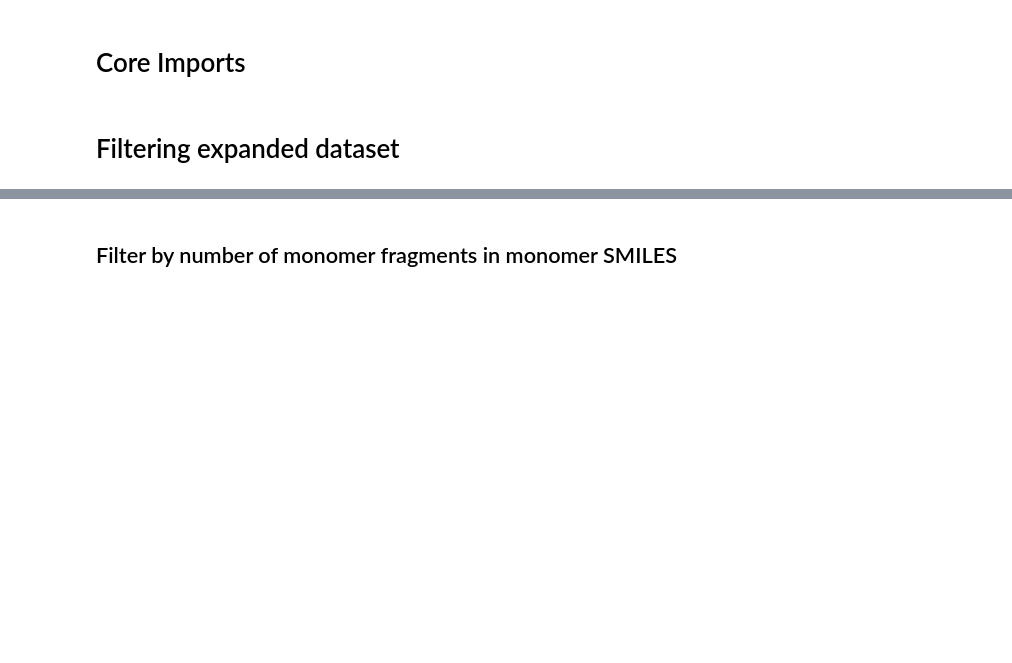
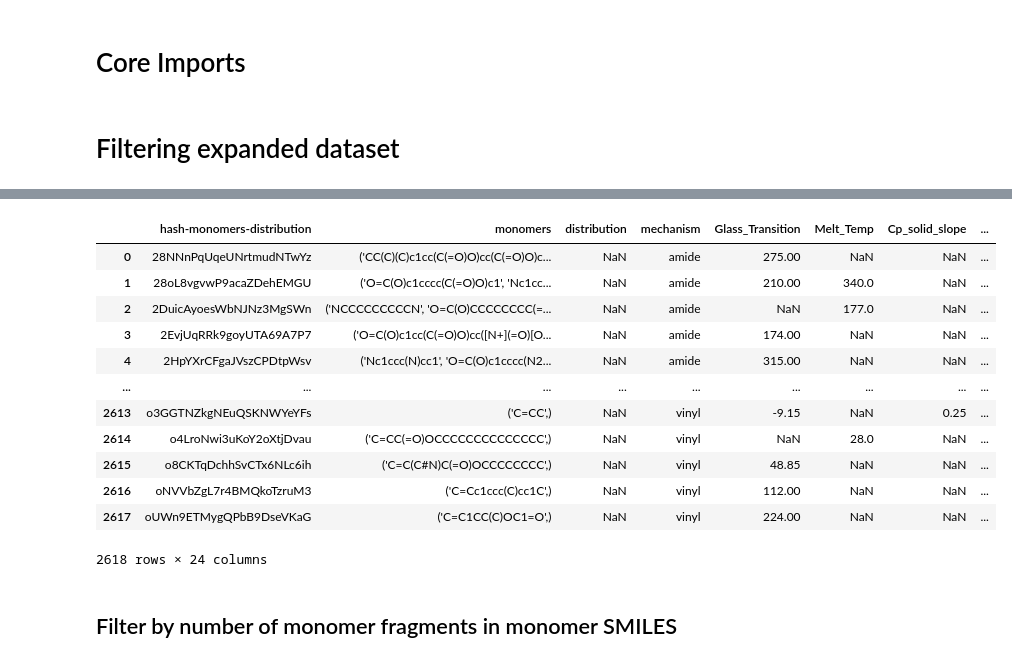
Before and after one commit to timbernat/NREL_polymers, a Jupyter notebook: process_inputs.ipynb, the cells around one changed output, grey strips where cells are left out. Drawn from its saved outputs; the diff is of its cells as text; code cells hidden in the pictures; blank space fills up the shorter version.

```diff
--- a/process_inputs.ipynb
+++ b/process_inputs.ipynb
@@ -43,6 +43,9 @@ RXN_FILES_DIR = Path('poly_rxns')
 # %%
 from polymerist.monomers import specification
 
-input_data_path = FMT_DATA_DIR / '20231114_polyid_data_density_DP2-6 - 1,2 monomers.csv'
+# input_data_path = FMT_DATA_DIR / 'nipu_urethanes_FMT.csv'
+input_data_path = FMT_DATA_DIR / '221010_trainingdata_DP-18_expanded_FMT.csv'
+# input_data_path = FMT_DATA_DIR / '20231114_polyid_data_density_DP2-6 - 1,2 monomers.csv'
 df = pd.read_csv(input_data_path)
+display(df)
 # %% [output]
@@ -50,3 +52,16 @@ df = pd.read_csv(input_data_path)
+|  | hash-monomers-distribution | monomers | distribution | mechanism | Glass_Transition | Melt_Temp | Cp_solid_slope | ... |
+| 0 | 28NNnPqUqeUNrtmudNTwYz | ('CC(C)(C)c1cc(C(=O)O)cc(C(=O)O)c... | NaN | amide | 275.00 | NaN | NaN | ... |
+| 1 | 28oL8vgvwP9acaZDehEMGU | ('O=C(O)c1cccc(C(=O)O)c1', 'Nc1cc... | NaN | amide | 210.00 | 340.0 | NaN | ... |
+| 2 | 2DuicAyoesWbNJNz3MgSWn | ('NCCCCCCCCCN', 'O=C(O)CCCCCCCC(=... | NaN | amide | NaN | 177.0 | NaN | ... |
+| 3 | 2EvjUqRRk9goyUTA69A7P7 | ('O=C(O)c1cc(C(=O)O)cc([N+](=O)[O... | NaN | amide | 174.00 | NaN | NaN | ... |
+| 4 | 2HpYXrCFgaJVszCPDtpWsv | ('Nc1ccc(N)cc1', 'O=C(O)c1cccc(N2... | NaN | amide | 315.00 | NaN | NaN | ... |
+| ... | ... | ... | ... | ... | ... | ... | ... | ... |
+| 2613 | o3GGTNZkgNEuQSKNWYeYFs | ('C=CC',) | NaN | vinyl | -9.15 | NaN | 0.25 | ... |
+| 2614 | o4LroNwi3uKoY2oXtjDvau | ('C=CC(=O)OCCCCCCCCCCCCCC',) | NaN | vinyl | NaN | 28.0 | NaN | ... |
+| 2615 | o8CKTqDchhSvCTx6NLc6ih | ('C=C(C#N)C(=O)OCCCCCCCC',) | NaN | vinyl | 48.85 | NaN | NaN | ... |
+| 2616 | oNVVbZgL7r4BMQkoTzruM3 | ('C=Cc1ccc(C)cc1C',) | NaN | vinyl | 112.00 | NaN | NaN | ... |
+| 2617 | oUWn9ETMygQPbB9DseVKaG | ('C=C1CC(C)OC1=O',) | NaN | vinyl | 224.00 | NaN | NaN | ... |
+2618 rows × 24 columns
 # %% [markdown]
 ## Filter by number of monomer fragments in monomer SMILES
 # %% [markdown]
```
Also changed, not shown: parts of 10 cells of this notebook, 2 other files.
